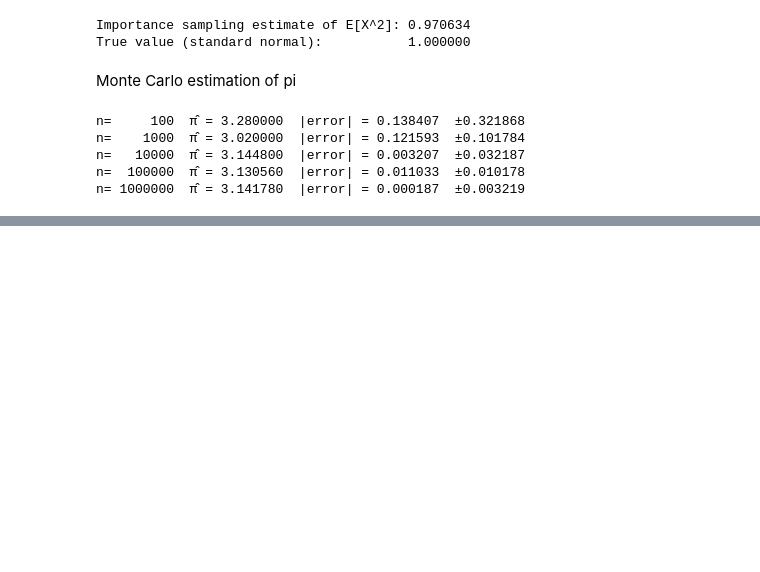
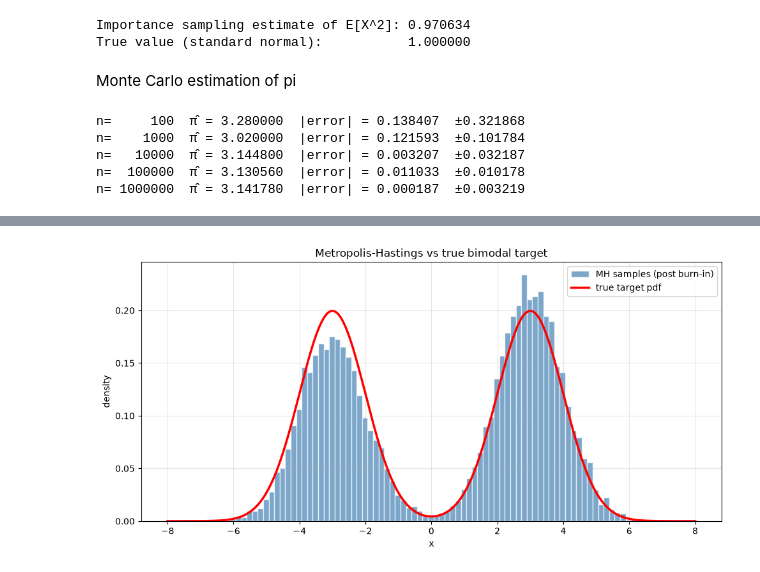
Before and after one commit to Saransh-Basu-01/AI_Engineering, a Jupyter notebook: Math_Fundamentals/Sampling_Methods/sampling.ipynb, the cells around one changed output, grey strips where cells are left out. Cells and saved outputs as stored; diff of their text form; code cells hidden in the pictures; blank space fills up the shorter version.

```diff
--- a/Math_Fundamentals/Sampling_Methods/sampling.ipynb
+++ b/Math_Fundamentals/Sampling_Methods/sampling.ipynb
@@ -206,0 +279,13 @@ n= 1000000  π̂ = 3.141780  |error| = 0.000187  ±0.003219
+# %%
+def metropolis_hastings(target_log_pdf, proposal_sample, proposal_log_pdf, x0, n_samples, burn_in):
+    samples = []
+    x = x0
+    for i in range(n_samples + burn_in):
+        x_new = proposal_sample(x)
+        log_alpha = (target_log_pdf(x_new) + proposal_log_pdf(x, x_new)
+                     - target_log_pdf(x) - proposal_log_pdf(x_new, x))
+        if math.log(random.random()) < log_alpha:
+            x = x_new
+        if i >= burn_in:
+            samples.append(x)
+    return samples
@@ -206,0 +386,21 @@ n= 1000000  π̂ = 3.141780  |error| = 0.000187  ±0.003219
+# %%
+# ---------- Plot: Histogram of chain vs true PDF ----------
+xs = np.linspace(-8, 8, 800)
+true_pdf = np.array([
+    0.5 * math.exp(log_normal(x, MU1, SIG1)) +
+    0.5 * math.exp(log_normal(x, MU2, SIG2))
+    for x in xs
+])
+
+fig, ax = plt.subplots(figsize=(10, 5))
+ax.hist(chain, bins=80, density=True, color='steelblue',
+        alpha=0.7, edgecolor='white', label='MH samples (post burn-in)')
+ax.plot(xs, true_pdf, 'r-', lw=2.5, label='true target pdf')
+ax.set_xlabel('x'); ax.set_ylabel('density')
+ax.set_title('Metropolis-Hastings vs true bimodal target')
+ax.legend(); ax.grid(alpha=0.3)
+plt.tight_layout()
+
+plt.show()
+# %% [output]
+[figure, added]
```
Also changed, not shown: parts of 5 cells of this notebook.
